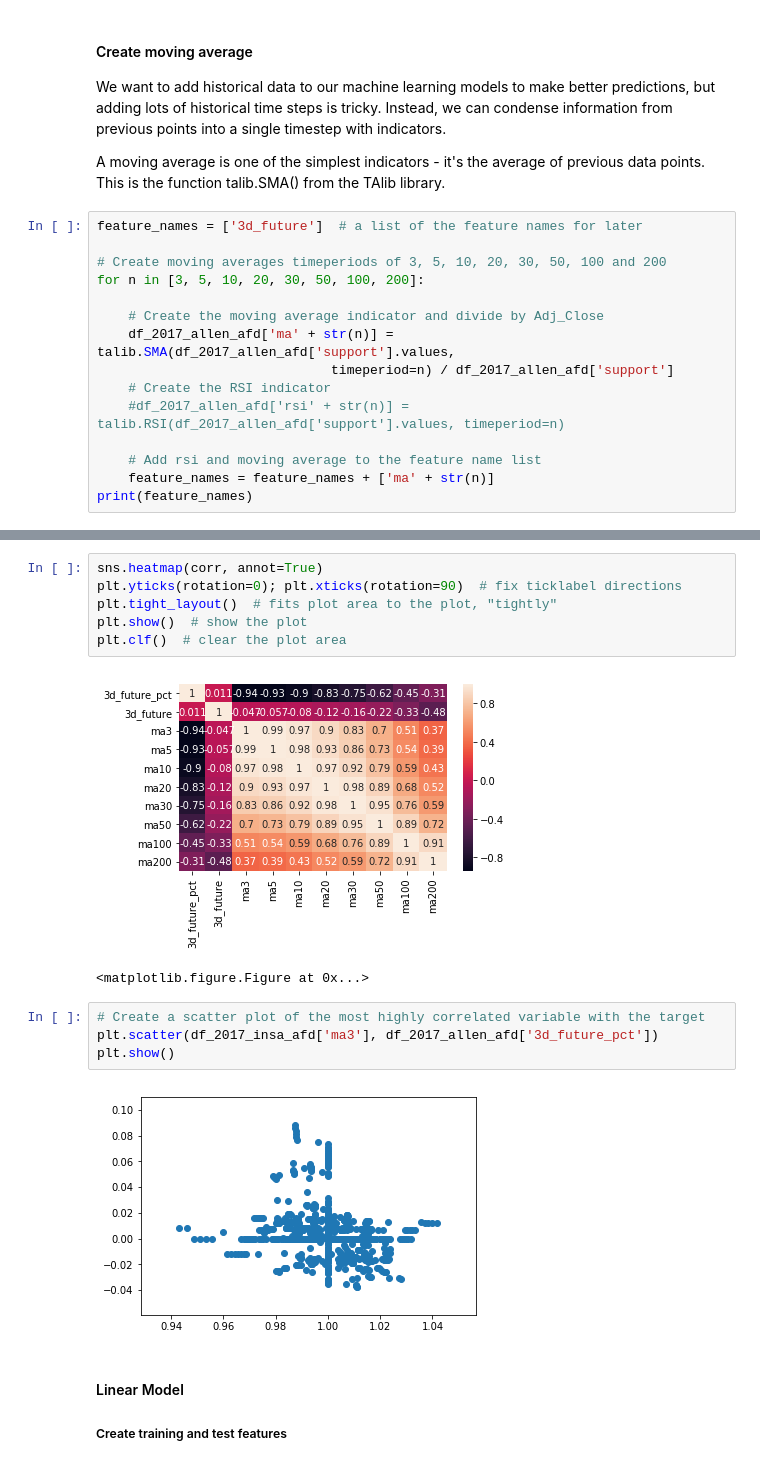
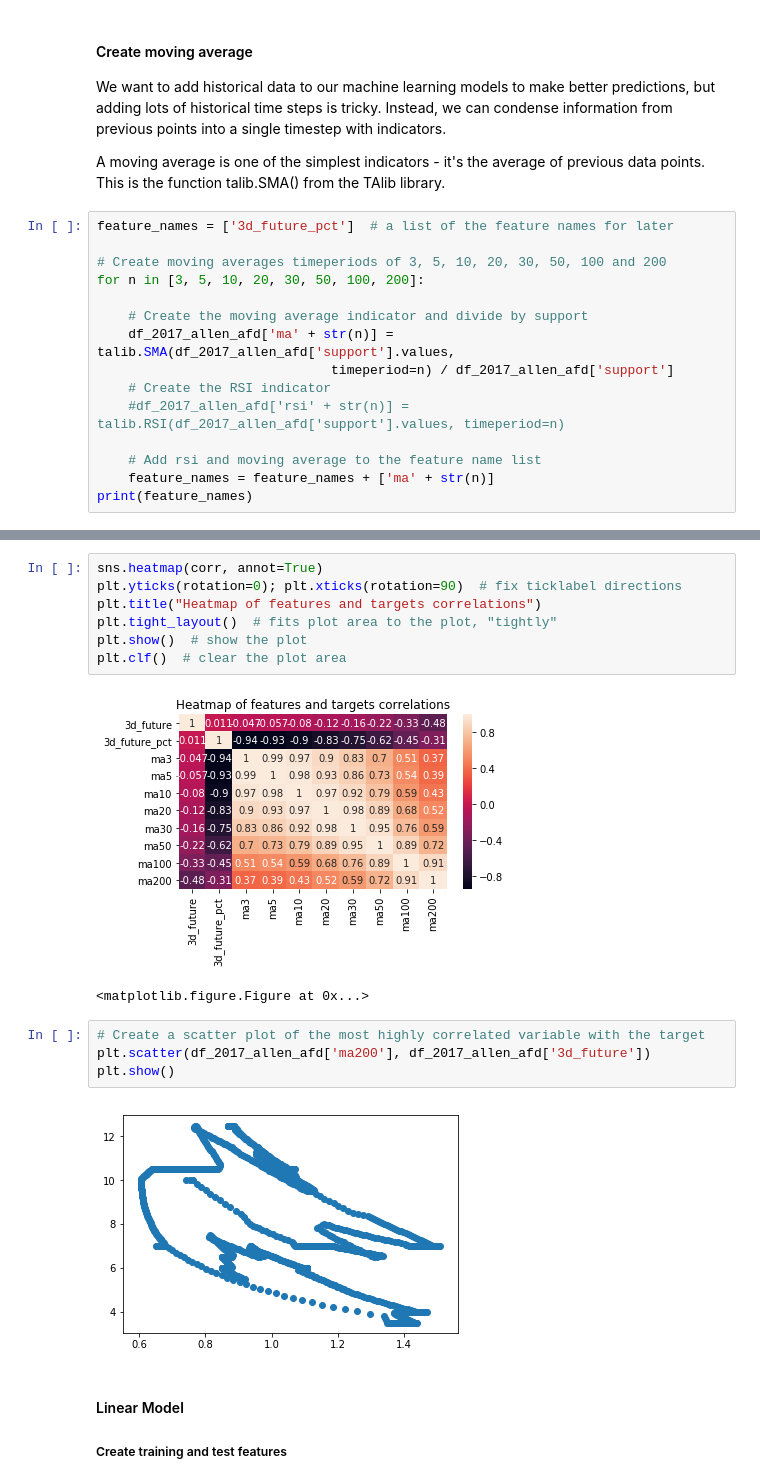
Before and after one commit to huydang90/Predicting-German-Election, a Jupyter notebook: Code/Predict-German-Election-Modelling.ipynb, the cells around one changed output, grey strips where cells are left out. Saved outputs shown, nothing was run; the diff lists cells and outputs as text.

```diff
--- a/Code/Predict-German-Election-Modelling.ipynb
+++ b/Code/Predict-German-Election-Modelling.ipynb
@@ -508,12 +511,12 @@ We want to add historical data to our machine learning models to make better pre
 
 A moving average is one of the simplest indicators - it's the average of previous data points. This is the function talib.SMA() from the TAlib library.
 # %%
-feature_names = ['3d_future']  # a list of the feature names for later
+feature_names = ['3d_future_pct']  # a list of the feature names for later
 
 # Create moving averages timeperiods of 3, 5, 10, 20, 30, 50, 100 and 200
 for n in [3, 5, 10, 20, 30, 50, 100, 200]:
 
-    # Create the moving average indicator and divide by Adj_Close
+    # Create the moving average indicator and divide by support
     df_2017_allen_afd['ma' + str(n)] = talib.SMA(df_2017_allen_afd['support'].values,
                               timeperiod=n) / df_2017_allen_afd['support']
     # Create the RSI indicator
@@ -580,18 +583,19 @@ ma200          0.516767  0.591350  0.718528  0.908953  1.000000
 # %%
 sns.heatmap(corr, annot=True)
 plt.yticks(rotation=0); plt.xticks(rotation=90)  # fix ticklabel directions
+plt.title("Heatmap of features and targets correlations")
 plt.tight_layout()  # fits plot area to the plot, "tightly"
 plt.show()  # show the plot
 plt.clf()  # clear the plot area
 # %% [output]
-[figure, old version]
+[figure, new version]
 <matplotlib.figure.Figure at 0x...>
 # %%
 # Create a scatter plot of the most highly correlated variable with the target
-plt.scatter(df_2017_insa_afd['ma3'], df_2017_allen_afd['3d_future_pct'])
+plt.scatter(df_2017_allen_afd['ma200'], df_2017_allen_afd['3d_future'])
 plt.show()
 # %% [output]
-[figure, old version]
+[figure, new version]
 # %% [markdown]
 #### Linear Model
 
```
Also changed, not shown: parts of 34 cells of this notebook, 4 other files.
